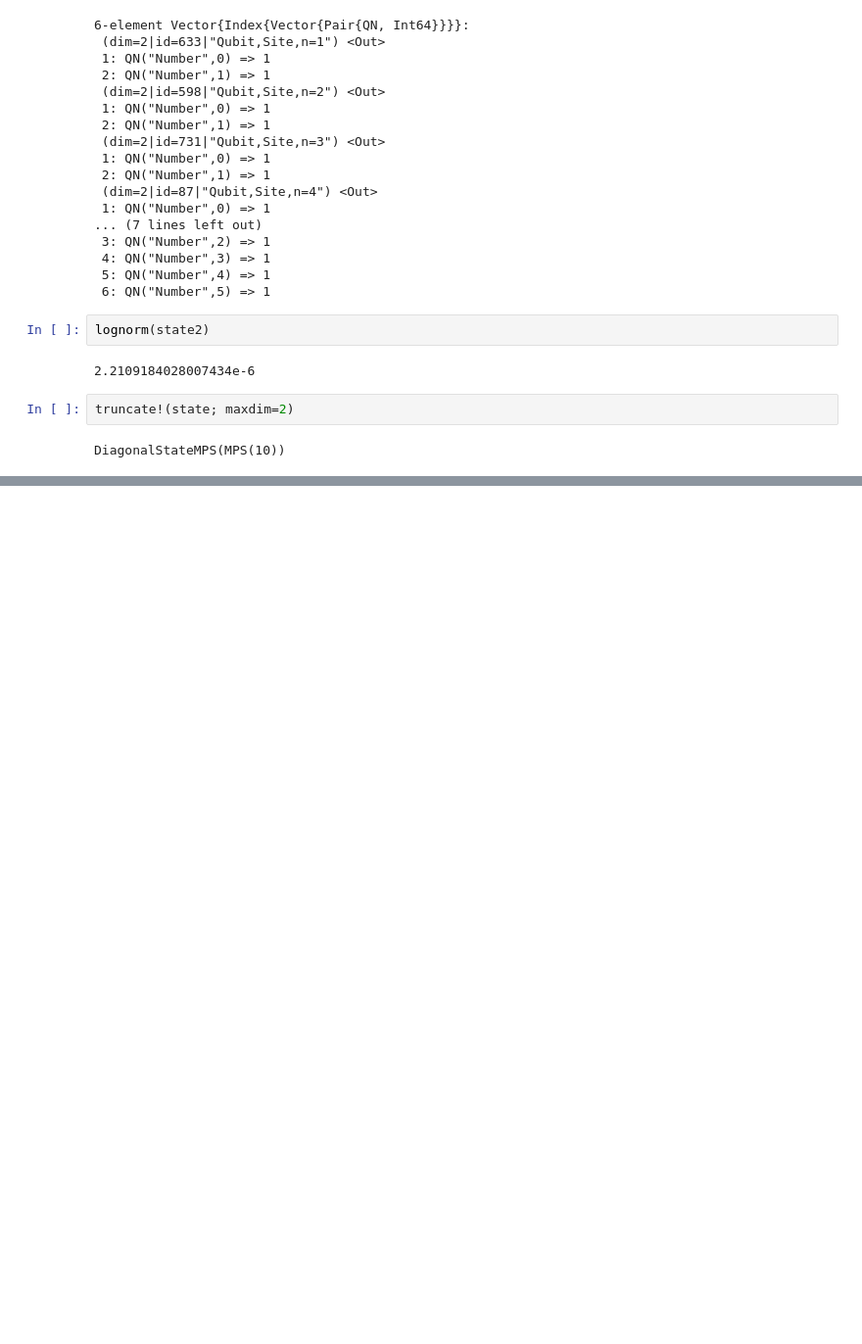
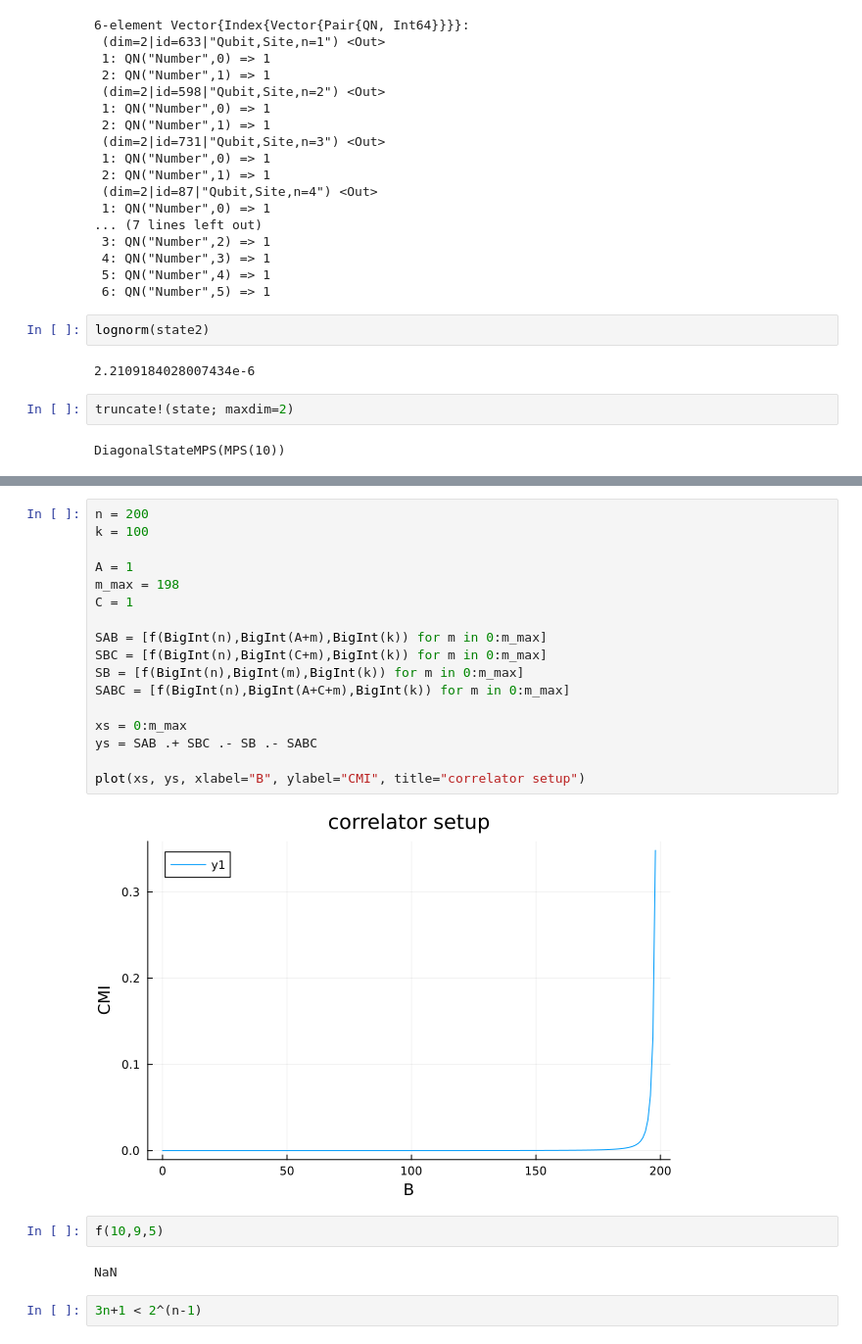
Before and after one commit to jahauser/U1_SWSSB, a Jupyter notebook: notebooks/26_02_10.ipynb, the cells around one changed output, grey strips where cells are left out. Shown at 98% size. Drawn from its saved outputs; the diff is of its cells as text; blank space fills up the shorter version.

```diff
--- a/notebooks/26_02_10.ipynb
+++ b/notebooks/26_02_10.ipynb
@@ -309,0 +349,25 @@ DiagonalStateMPS(MPS(10))
+# %%
+n = 200
+k = 100
+
+A = 1
+m_max = 198
+C = 1
+
+SAB = [f(BigInt(n),BigInt(A+m),BigInt(k)) for m in 0:m_max]
+SBC = [f(BigInt(n),BigInt(C+m),BigInt(k)) for m in 0:m_max]
+SB = [f(BigInt(n),BigInt(m),BigInt(k)) for m in 0:m_max]
+SABC = [f(BigInt(n),BigInt(A+C+m),BigInt(k)) for m in 0:m_max]
+
+xs = 0:m_max
+ys = SAB .+ SBC .- SB .- SABC
+
+plot(xs, ys, xlabel="B", ylabel="CMI", title="correlator setup")
+# %% [output]
+[figure, added]
+# %%
+f(10,9,5)
+# %% [output]
+NaN
+# %%
+3n+1 < 2^(n-1)
```
Also changed, not shown: parts of 11 cells of this notebook, 9 other files.
